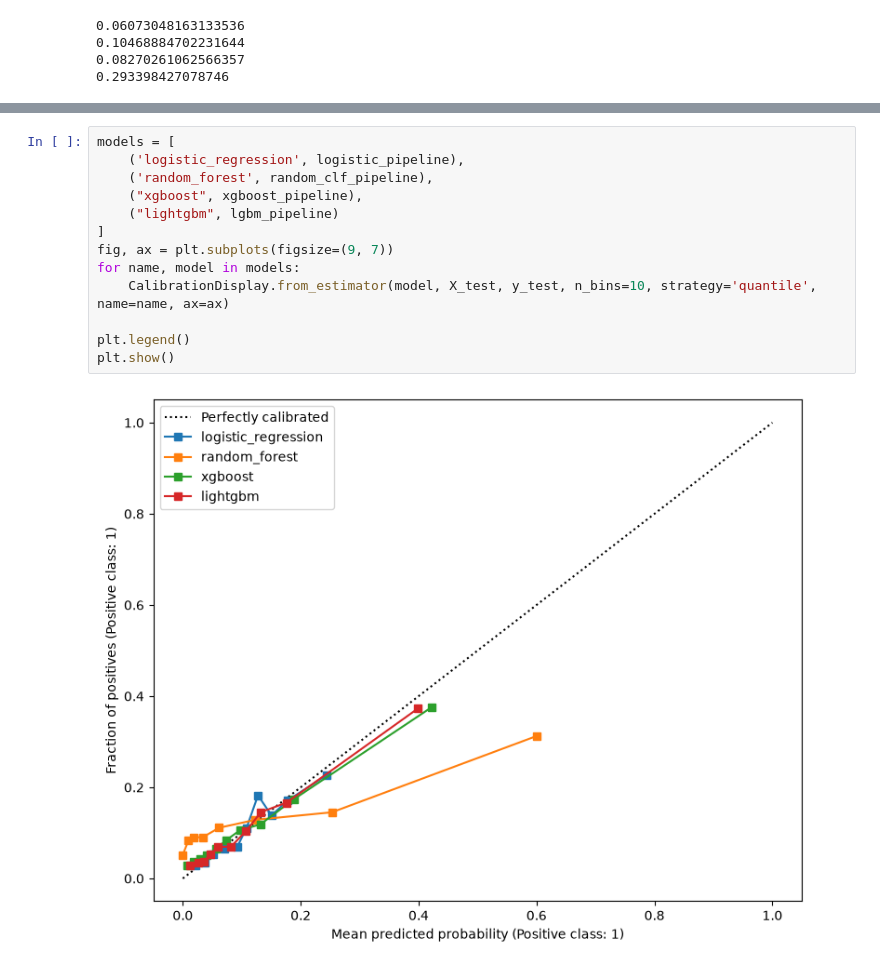
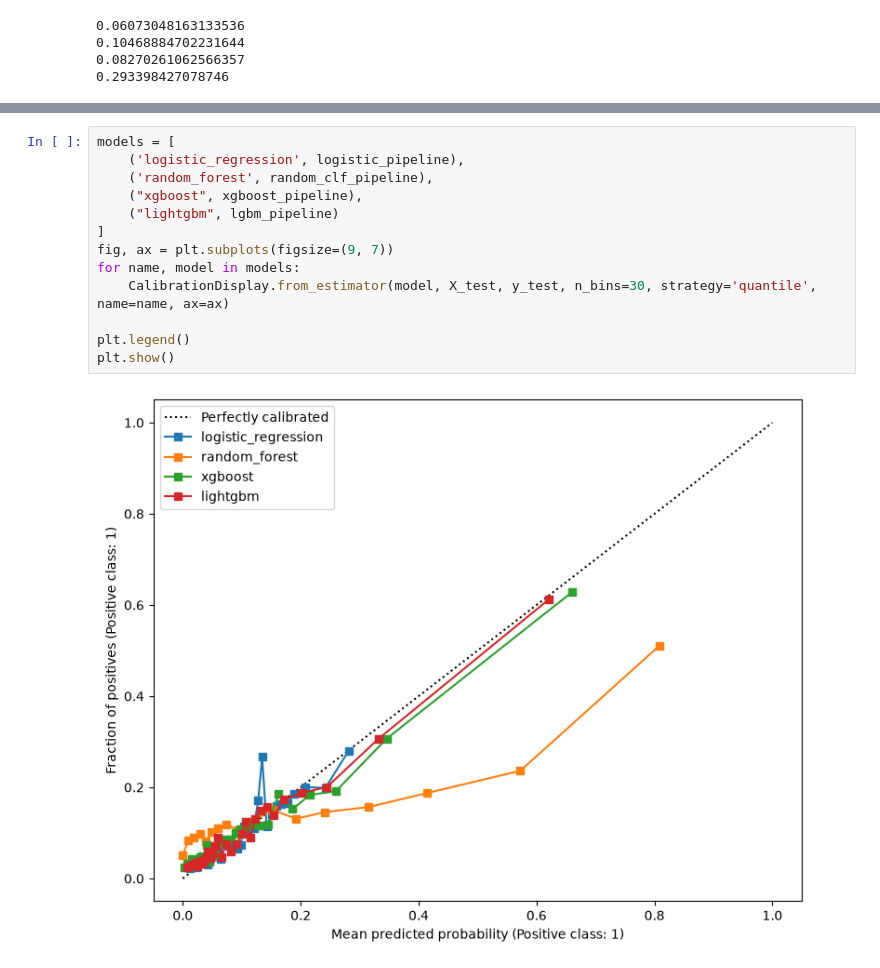
Before and after one commit to AtharvaManale/xG-predict, a Jupyter notebook: notebooks/preprocessing_and_experimentation.ipynb, the cells around one changed output, grey strips where cells are left out. Saved outputs shown, nothing was run; the diff lists cells and outputs as text.

```diff
--- a/notebooks/preprocessing_and_experimentation.ipynb
+++ b/notebooks/preprocessing_and_experimentation.ipynb
@@ -351,15 +351,15 @@ plt.show()
 # %%
 models = [
     ('logistic_regression', logistic_pipeline),
     ('random_forest', random_clf_pipeline),
     ("xgboost", xgboost_pipeline),
     ("lightgbm", lgbm_pipeline)
 ]
 fig, ax = plt.subplots(figsize=(9, 7))
 for name, model in models:
-    CalibrationDisplay.from_estimator(model, X_test, y_test, n_bins=10, strategy='quantile', name=name, ax=ax)
+    CalibrationDisplay.from_estimator(model, X_test, y_test, n_bins=30, strategy='quantile', name=name, ax=ax)
 
 plt.legend()
 plt.show()
 # %% [output]
-[figure, old version]
+[figure, new version]
```
Also changed, not shown: parts of 4 cells of this notebook.
